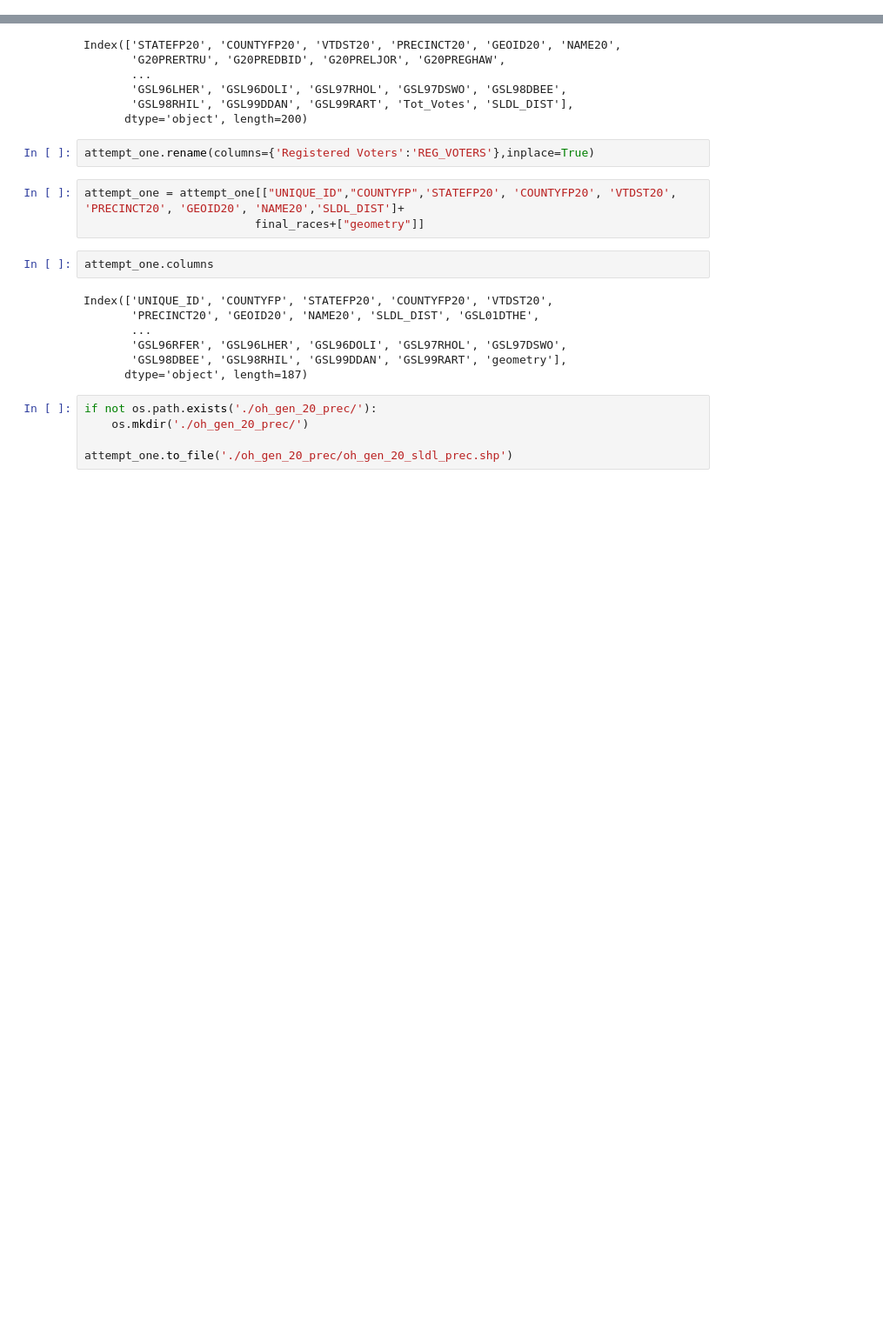
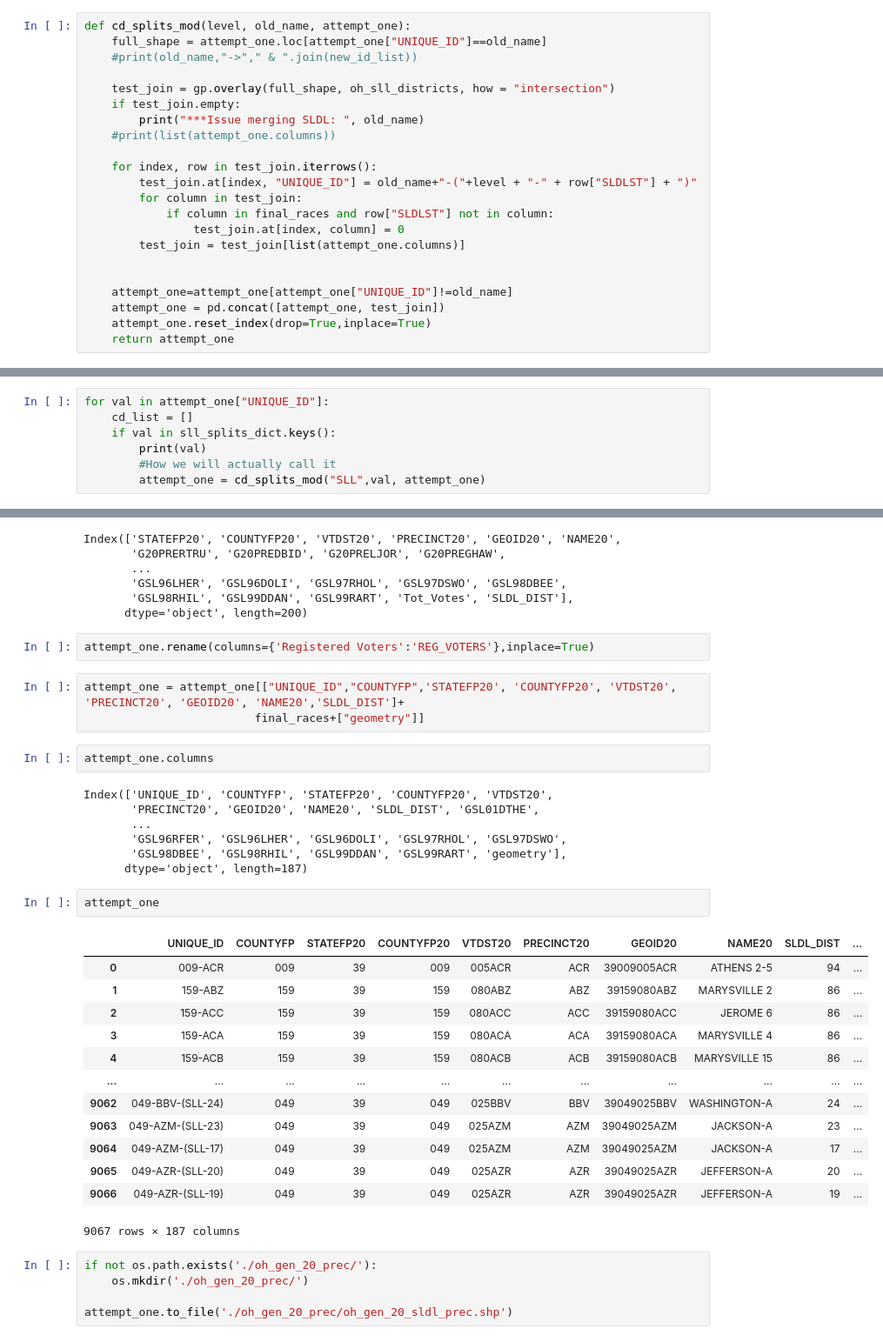
Before and after one commit to nonpartisan-redistricting-datahub/erj-oh, a Jupyter notebook: 2020/general/oh_gen_20_sldl_prec.ipynb, the cells around one changed output, grey strips where cells are left out. Shown at 87% size. Drawn from its saved outputs; the diff is of its cells as text; blank space fills up the shorter version.

```diff
--- a/2020/general/oh_gen_20_sldl_prec.ipynb
+++ b/2020/general/oh_gen_20_sldl_prec.ipynb
@@ -670,0 +696,22 @@ def cd_splits(cd_list,level,old_name):
+# %%
+def cd_splits_mod(level, old_name, attempt_one):
+    full_shape = attempt_one.loc[attempt_one["UNIQUE_ID"]==old_name]
+    #print(old_name,"->"," & ".join(new_id_list))
+
+    test_join = gp.overlay(full_shape, oh_sll_districts, how = "intersection")
+    if test_join.empty:
+        print("***Issue merging SLDL: ", old_name)
+    #print(list(attempt_one.columns))
+
+    for index, row in test_join.iterrows():
+        test_join.at[index, "UNIQUE_ID"] = old_name+"-("+level + "-" + row["SLDLST"] + ")"
+        for column in test_join:
+            if column in final_races and row["SLDLST"] not in column:
+                test_join.at[index, column] = 0
+        test_join = test_join[list(attempt_one.columns)]
+
+
+    attempt_one=attempt_one[attempt_one["UNIQUE_ID"]!=old_name]
+    attempt_one = pd.concat([attempt_one, test_join])
+    attempt_one.reset_index(drop=True,inplace=True)
+    return attempt_one
@@ -670,0 +720,7 @@ def cd_splits(cd_list,level,old_name):
+# %%
+for val in attempt_one["UNIQUE_ID"]:
+    cd_list = []
+    if val in sll_splits_dict.keys():
+        print(val)
+        #How we will actually call it
+        attempt_one = cd_splits_mod("SLL",val, attempt_one)
@@ -986,6 +1030,22 @@ Index(['UNIQUE_ID', 'COUNTYFP', 'STATEFP20', 'COUNTYFP20', 'VTDST20',
        'GSL96RFER', 'GSL96LHER', 'GSL96DOLI', 'GSL97RHOL', 'GSL97DSWO',
        'GSL98DBEE', 'GSL98RHIL', 'GSL99DDAN', 'GSL99RART', 'geometry'],
       dtype='object', length=187)
+# %%
+attempt_one
+# %% [output]
+|  | UNIQUE_ID | COUNTYFP | STATEFP20 | COUNTYFP20 | VTDST20 | PRECINCT20 | GEOID20 | NAME20 | SLDL_DIST | ... |
+| 0 | 009-ACR | 009 | 39 | 009 | 005ACR | ACR | 39009005ACR | ATHENS 2-5 | 94 | ... |
+| 1 | 159-ABZ | 159 | 39 | 159 | 080ABZ | ABZ | 39159080ABZ | MARYSVILLE 2 | 86 | ... |
+| 2 | 159-ACC | 159 | 39 | 159 | 080ACC | ACC | 39159080ACC | JEROME 6 | 86 | ... |
+| 3 | 159-ACA | 159 | 39 | 159 | 080ACA | ACA | 39159080ACA | MARYSVILLE 4 | 86 | ... |
+| 4 | 159-ACB | 159 | 39 | 159 | 080ACB | ACB | 39159080ACB | MARYSVILLE 15 | 86 | ... |
+| ... | ... | ... | ... | ... | ... | ... | ... | ... | ... | ... |
+| 9062 | 049-BBV-(SLL-24) | 049 | 39 | 049 | 025BBV | BBV | 39049025BBV | WASHINGTON-A | 24 | ... |
+| 9063 | 049-AZM-(SLL-23) | 049 | 39 | 049 | 025AZM | AZM | 39049025AZM | JACKSON-A | 23 | ... |
+| 9064 | 049-AZM-(SLL-17) | 049 | 39 | 049 | 025AZM | AZM | 39049025AZM | JACKSON-A | 17 | ... |
+| 9065 | 049-AZR-(SLL-20) | 049 | 39 | 049 | 025AZR | AZR | 39049025AZR | JEFFERSON-A | 20 | ... |
+| 9066 | 049-AZR-(SLL-19) | 049 | 39 | 049 | 025AZR | AZR | 39049025AZR | JEFFERSON-A | 19 | ... |
+9067 rows × 187 columns
 # %%
 if not os.path.exists('./oh_gen_20_prec/'):
     os.mkdir('./oh_gen_20_prec/')
```
Also changed, not shown: parts of 13 cells of this notebook, 1 other file.
